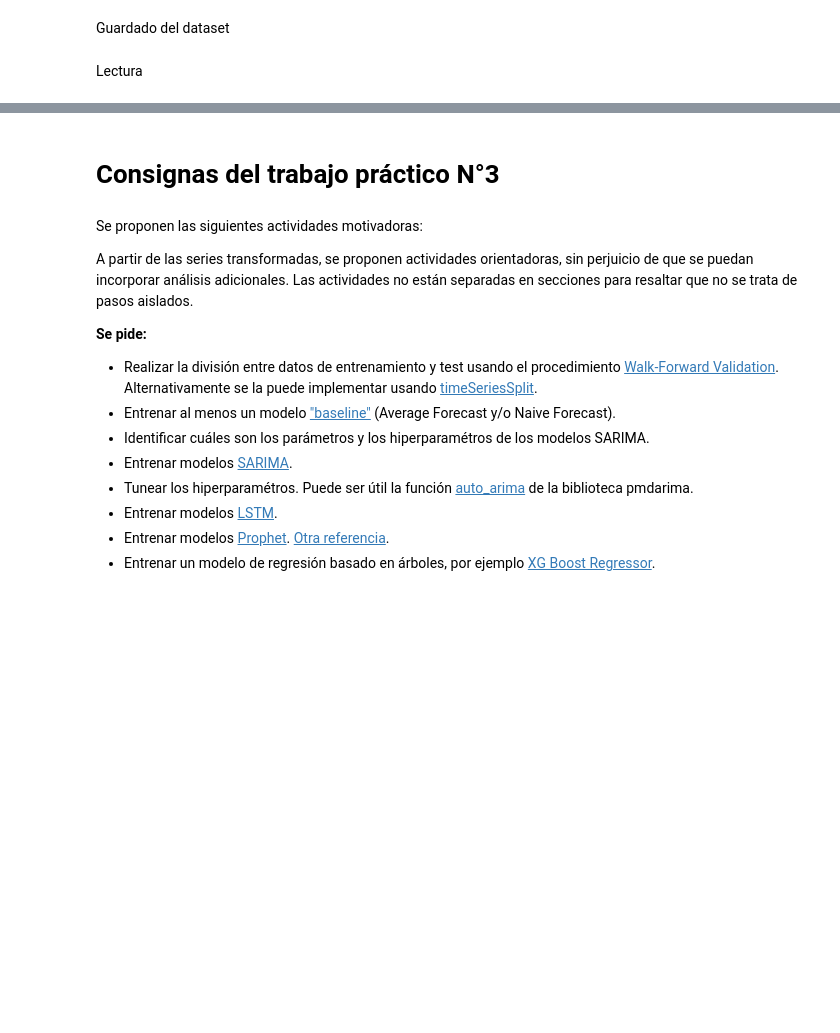
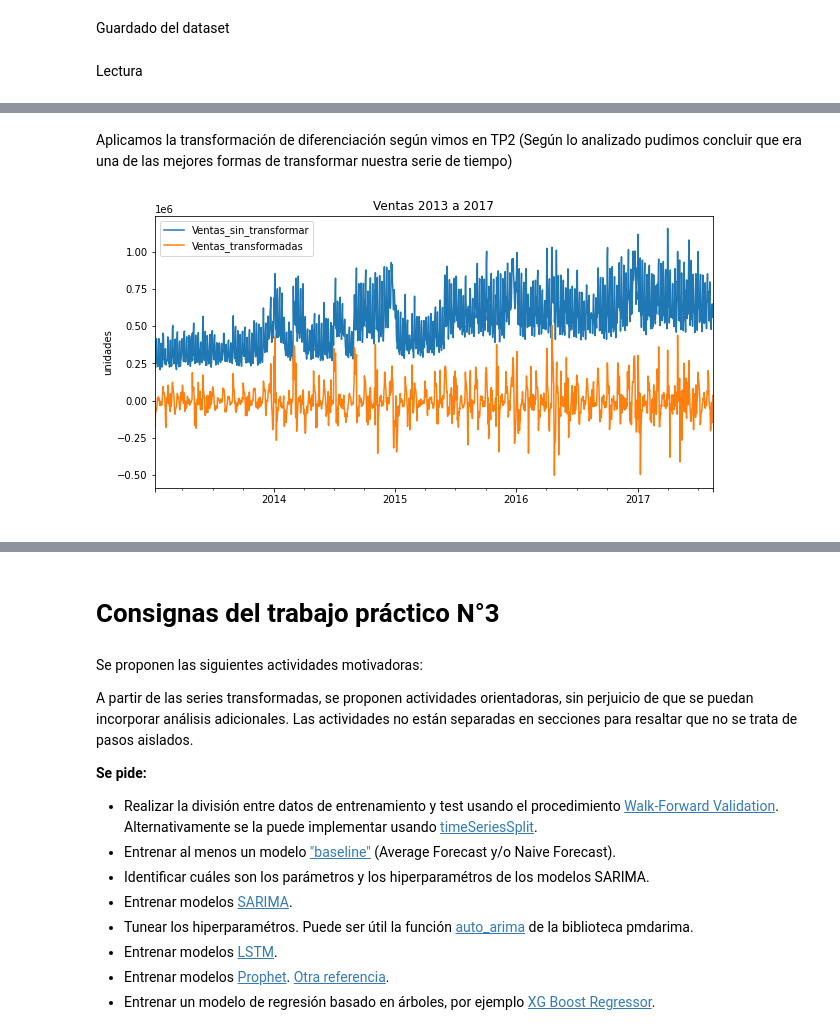
Before and after one commit to CHRISTIANDAGATTI/Mentoria_Series_Temporales, a Jupyter notebook: TP3_aprendizaje_supervisado.ipynb, the cells around one changed output, grey strips where cells are left out. Drawn from its saved outputs; the diff is of its cells as text; code cells hidden in the pictures; blank space fills up the shorter version.

```diff
--- a/TP3_aprendizaje_supervisado.ipynb
+++ b/TP3_aprendizaje_supervisado.ipynb
@@ -113,0 +145,29 @@ df
+# %% [markdown]
+Aplicamos la transformación de diferenciación según vimos en TP2
+(Según lo analizado pudimos concluir que era una de las mejores formas de transformar nuestra serie de tiempo)
+# %%
+# Diferencia con retardo 7
+df_diff = df_filtered.diff(7).dropna()
+# %%
+def figura(datos, titulo, y):
+    fig, ax = plt.subplots(figsize=(10,5), linewidth=2)
+    ax = datos.plot(ax=ax, legend='Inline label')
+    ax.set(title=titulo, xlabel="  ", ylabel=y)
+    return fig
+# %%
+# Aplicamos sumatoria de los valores de todas las sucursales a las ventas sin transformar y transformadas
+df_agg = df_filtered.sum(axis=1)
+df_agg1 = df_diff.sum(axis=1)
+# %%
+df_agg=pd.DataFrame(df_agg)
+df_agg1=pd.DataFrame(df_agg1)
+df_agg.columns = ['Ventas_sin_transformar']
+df_agg1.columns = ['Ventas_transformadas']
+# %%
+df_merge = pd.merge(pd.DataFrame(df_agg), pd.DataFrame(df_agg1), left_index=True, right_index=True)
+# Graficamos df (Sumatoria) con valores sin transformar y el df (sumatoria) con valores tranformados
+figura(df_merge,
+       'Ventas 2013 a 2017',
+       'unidades');
+# %% [output]
+[figure, added]
```
Also changed, not shown: parts of 31 cells of this notebook.
